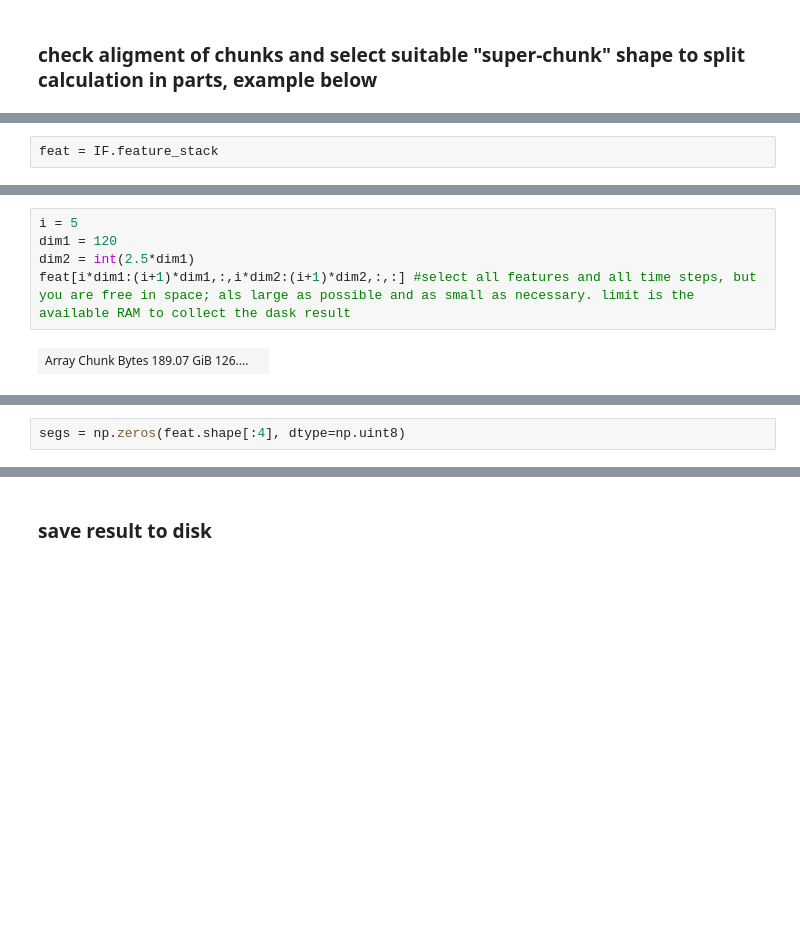
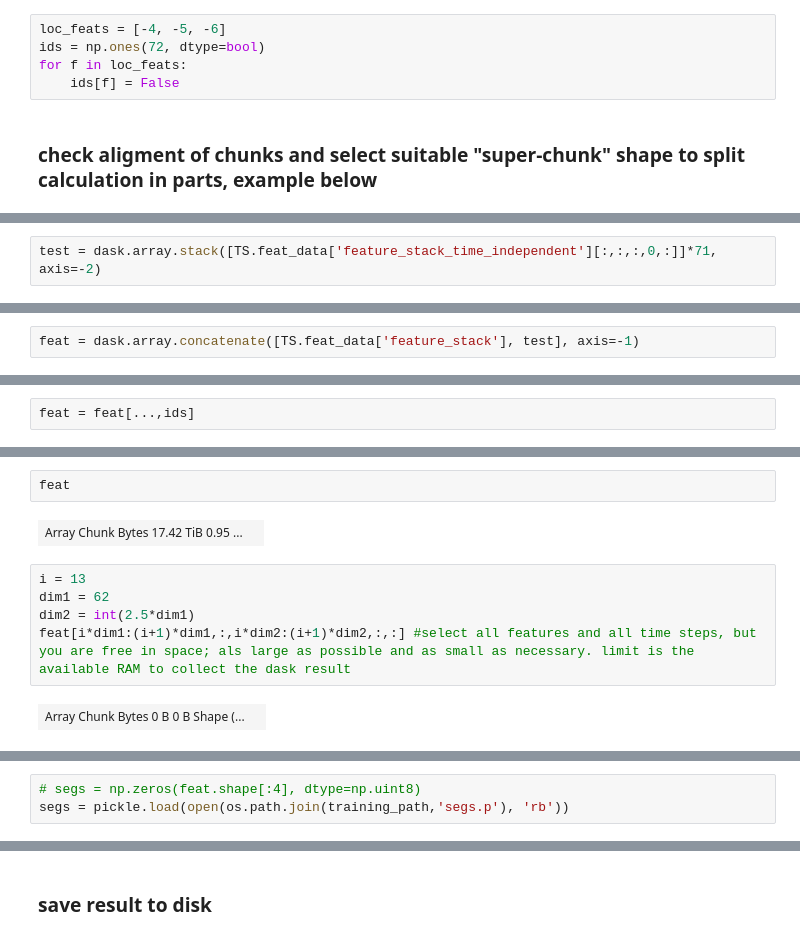
Before and after one commit to Pescatore23/co2ely-tomcat, a Jupyter notebook: data_analysis/05a_ML_water_segmentation.ipynb, the cells around one changed output, grey strips where cells are left out. Drawn from its saved outputs; the diff is of its cells as text; blank space fills up the shorter version.

```diff
--- a/data_analysis/05a_ML_water_segmentation.ipynb
+++ b/data_analysis/05a_ML_water_segmentation.ipynb
@@ -642,2 +661,7 @@ clf.n_jobs = 32
+# %%
+loc_feats = [-4, -5, -6]
+ids = np.ones(72, dtype=bool)
+for f in loc_feats:
+    ids[f] = False
 # %% [markdown]
 ### check aligment of chunks and select suitable "super-chunk" shape to split calculation in parts, example below
@@ -644,3 +679,3 @@ clf.n_jobs = 32
 # %%
-feat = IF.feature_stack
+test = dask.array.stack([TS.feat_data['feature_stack_time_independent'][:,:,:,0,:]]*71, axis=-2)
 # %%
@@ -649,0 +685,2 @@ feat
+# %%
+feat = dask.array.concatenate([TS.feat_data['feature_stack'], test], axis=-1)
@@ -649,0 +689,2 @@ feat
+# %%
+feat = feat[...,ids]
@@ -650,7 +694,11 @@ feat
+# %%
+feat
+# %% [output]
+| Array Chunk Bytes 17.42 TiB 0.95 ... |  |
 # %%
-i = 5
-dim1 = 120
+i = 13
+dim1 = 62
 dim2 = int(2.5*dim1)
 feat[i*dim1:(i+1)*dim1,:,i*dim2:(i+1)*dim2,:,:] #select all features and all time steps, but you are free in space; als large as possible and as small as necessary. limit is the available RAM to collect the dask result
 # %% [output]
-| Array Chunk Bytes 189.07 GiB 126.... |  |
+| Array Chunk Bytes 0 B 0 B Shape (... |  |
@@ -657,2 +706,3 @@ feat[i*dim1:(i+1)*dim1,:,i*dim2:(i+1)*dim2,:,:] #select all features and all tim
 # %%
-segs = np.zeros(feat.shape[:4], dtype=np.uint8)
+# segs = np.zeros(feat.shape[:4], dtype=np.uint8)
+segs = pickle.load(open(os.path.join(training_path,'segs.p'), 'rb'))
```
Also changed, not shown: parts of 21 cells of this notebook.
